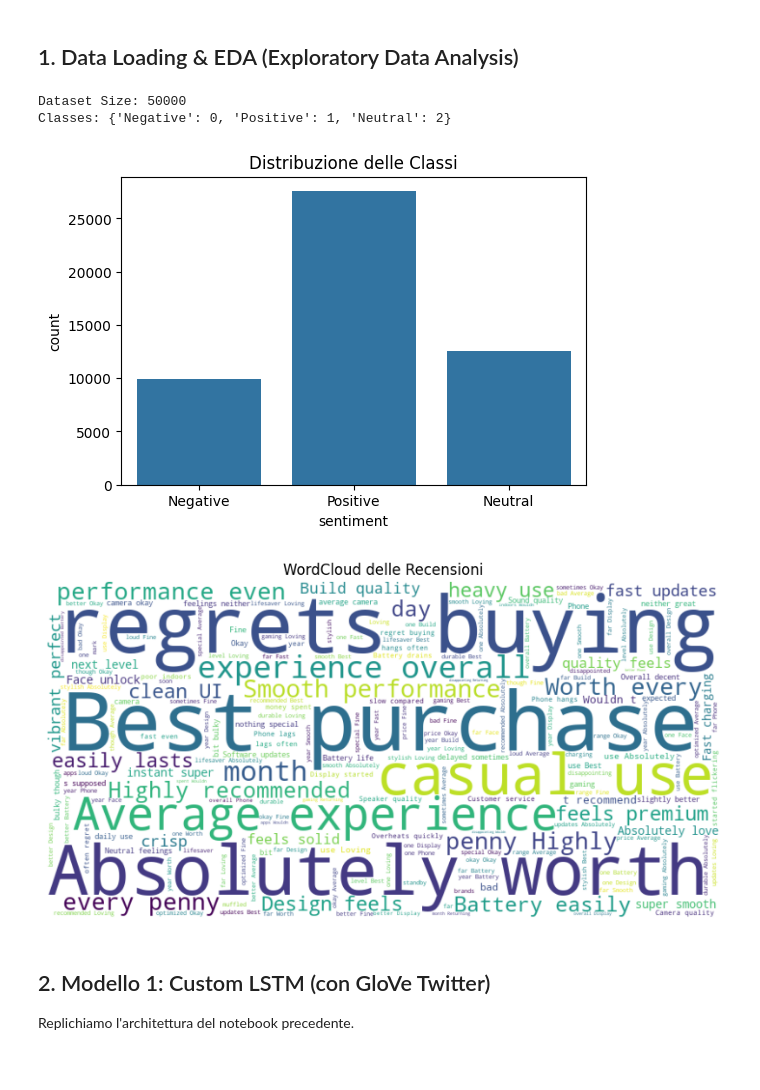
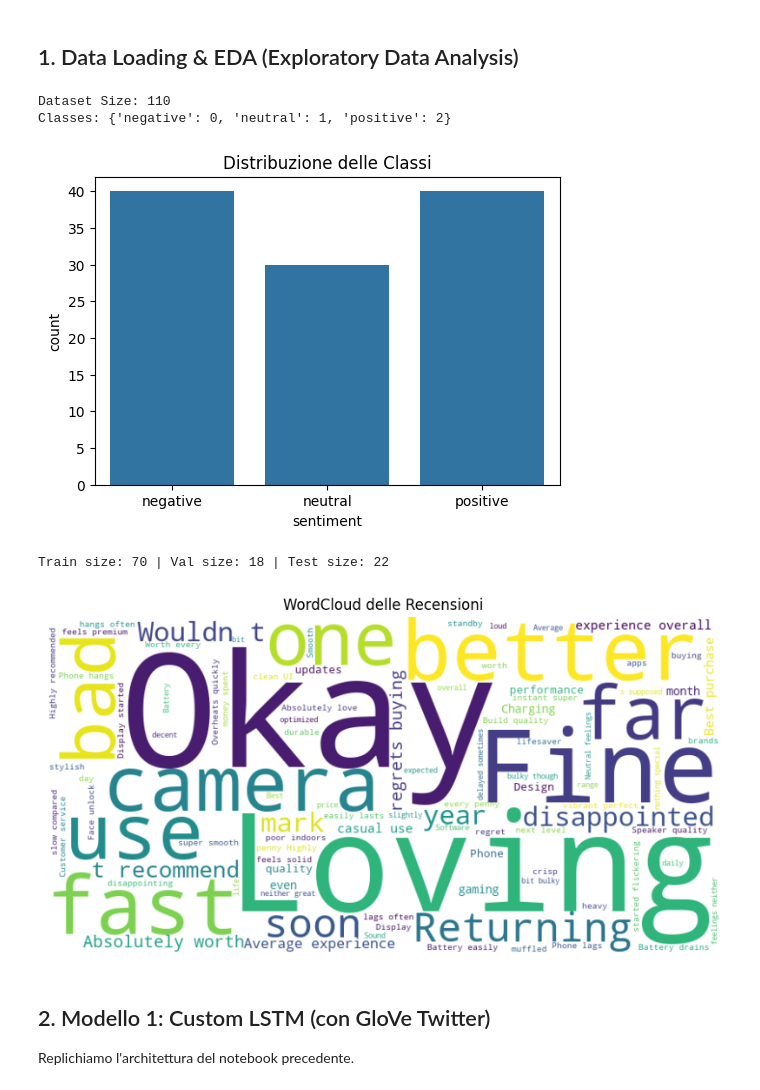
Before and after one commit to DataScience-Golddiggers/Faboulous-Interpretr, a Jupyter notebook: notebooks/sentiment_comparison.ipynb, the cells around one changed output. Cells and saved outputs as stored; diff of their text form; code cells hidden in the pictures.

```diff
--- a/notebooks/sentiment_comparison.ipynb
+++ b/notebooks/sentiment_comparison.ipynb
@@ -59,30 +59,52 @@ Using device: cuda
 ## 1. Data Loading & EDA (Exploratory Data Analysis)
 # %%
 # Caricamento Dati
-file_path = '../data/raw/mrev.csv'
+file_path = '../data/processed/mrev_clean.csv' #'../data/raw/mrev.csv'
 df = pd.read_csv(file_path)
 
 # Preprocessing base
 df = df[['review_text', 'sentiment']].dropna()
 df['review_text'] = df['review_text'].astype(str)
+df['sentiment'] = df['sentiment'].str.lower()
 
-# Mapping Sentiment
-sentiment_map = {label: idx for idx, label in enumerate(df['sentiment'].unique())}
+# Mapping Sentiment (ordine fisso per evitare mismatch)
+labels_order = ['negative', 'neutral', 'positive']
+sentiment_map = {label: idx for idx, label in enumerate(labels_order)}
 reverse_sentiment_map = {v: k for k, v in sentiment_map.items()}
 df['label'] = df['sentiment'].map(sentiment_map)
 
 print(f"Dataset Size: {len(df)}")
 print(f"Classes: {sentiment_map}")
 
 # Distribuzione Classi
 plt.figure(figsize=(6, 4))
-sns.countplot(x='sentiment', data=df)
+sns.countplot(x='sentiment', data=df, order=labels_order)
 plt.title('Distribuzione delle Classi')
 plt.show()
 # %% [output]
-Dataset Size: 50000
-Classes: {'Negative': 0, 'Positive': 1, 'Neutral': 2}
+Dataset Size: 110
+Classes: {'negative': 0, 'neutral': 1, 'positive': 2}
-[figure, old version]
+[figure, new version]
+# %%
+# Suddivisione stratificata: 80% train/val, 20% test
+train_val_df, test_df = train_test_split(
+    df[['review_text', 'sentiment', 'label']],
+    test_size=0.2,
+    random_state=42,
+    stratify=df['label']
+)
+
+# Split ulteriore sul training set per creare la validation (80/20 -> 64/16 complessivi)
+train_df, val_df = train_test_split(
+    train_val_df,
+    test_size=0.2,
+    random_state=42,
+    stratify=train_val_df['label']
+)
+
+print(f"Train size: {len(train_df)} | Val size: {len(val_df)} | Test size: {len(test_df)}")
+# %% [output]
+Train size: 70 | Val size: 18 | Test size: 22
 # %%
 # Generazione WordCloud
 text_combined = " ".join(review for review in df.review_text)
@@ -95,7 +117,7 @@ plt.axis("off")
 plt.title("WordCloud delle Recensioni")
 plt.show()
 # %% [output]
-[figure, old version]
+[figure, new version]
 # %% [markdown]
 ## 2. Modello 1: Custom LSTM (con GloVe Twitter)
 
```
Also changed, not shown: parts of 9 cells of this notebook.
